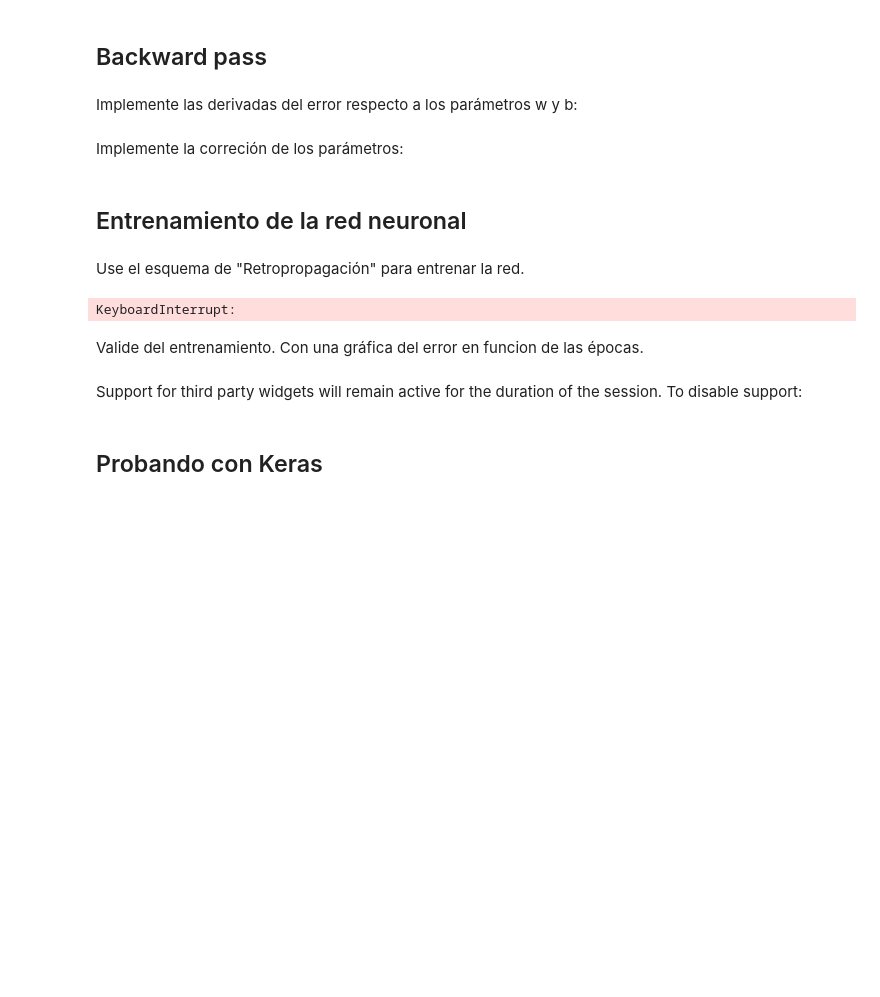
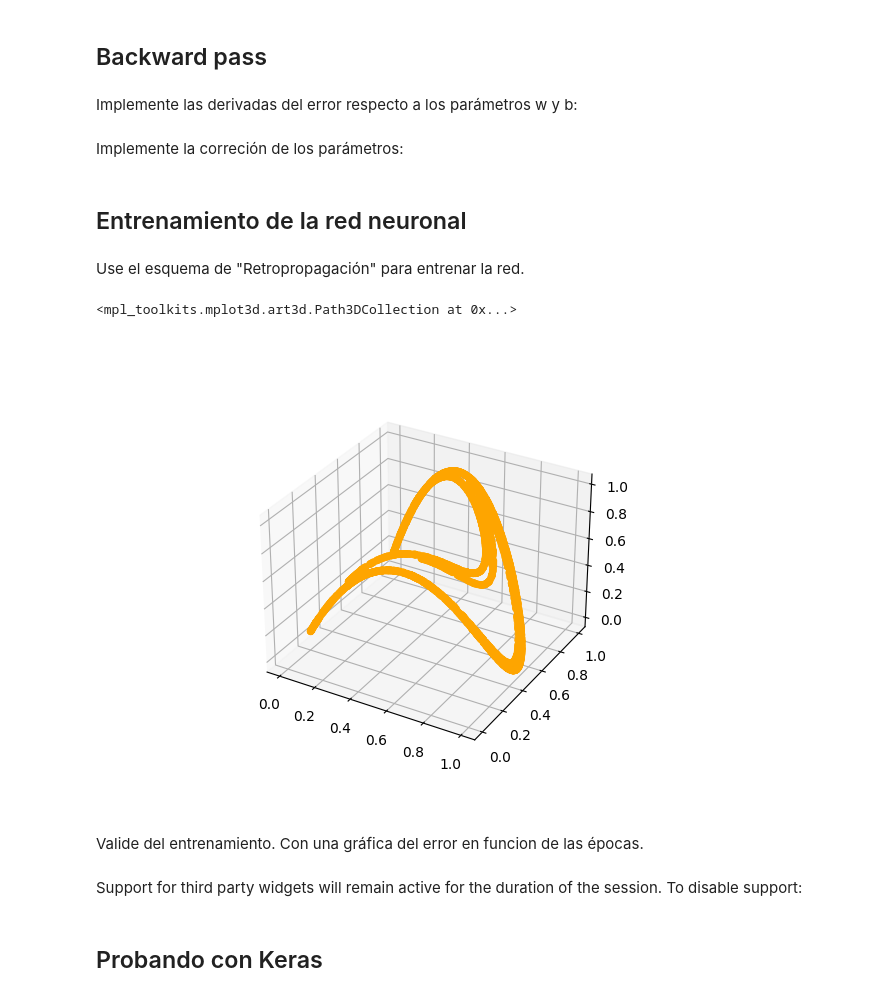
Before and after one commit to AndyMine12/practicasIA, a Jupyter notebook: Proyecto 1 - Forero Madera.ipynb, the cells around one changed output. Cells and saved outputs as stored; diff of their text form; code cells hidden in the pictures; blank space fills up the shorter version.

Commit message:
Scaling data

```diff
--- a/Proyecto 1 - Forero Madera.ipynb
+++ b/Proyecto 1 - Forero Madera.ipynb
@@ -166,29 +166,10 @@ Use el esquema de "Retropropagación" para entrenar la red.
 # %%
 # Implementación de la retropropagación
 # Trains model through feedforward and backward pass of training data given. Returns (index, error) per epoch
-def train_model(train_data:list[tuple[tuple[float,float],float]], learn_rate:float, tolerance:float = np.power(10.0,-5), activation_func: Callable[[float], float] = sigmoid, deriv_activation_func: Callable[[float], float] = dsigmoid, doScale = True):
+def train_model(train_data:list[tuple[tuple[float,float],float]], learn_rate:float, tolerance:float = np.power(10.0,-5), activation_func: Callable[[float], float] = sigmoid, deriv_activation_func: Callable[[float], float] = dsigmoid):
   global w1, w2, w3, b1, b2, b3
   error:float = 9999 #Initialize error with very big value
   index:int = 1
-
-  #Scale data
-  if (doScale):
-    from sklearn import preprocessing
-
-    data = []
-    tag = []
-    for item in train_data:
-      data.append(item[0])
-      tag.append(item[1])
-    scaler = preprocessing.StandardScaler().fit(np.array(data))
-    # min_tag = min(tag)
-    # tag = [value - min_tag for value in tag] #Rescale tags for interval [0,1]
-    postprocess = [scaler.transform(np.array(data)), tag]
-    #Refill
-    data = []
-    for value in zip(postprocess[0], postprocess[1]):
-      data.append( (tuple(value[0]), value[1]) )
-    train_data = data
 
   #Train
   while error > tolerance:
@@ -199,37 +180,72 @@ def train_model(train_data:list[tuple[tuple[float,float],float]], learn_rate:flo
       result2 = forward_step(list(item[0]), list(w2), b2, sigmoid)
       result3 = forward_step([result1[0], result2[0]], list(w3), b3, sigmoid)
       #Get partial error
       errorPartial = np.power(result3[0] - item[1], 2) #Error determined as (y_hat - y)^2
       errorSum += errorPartial
       #Backpropagation. This will MODIFY GLOBAL variables
       backward_pass(errorPartial, learn_rate, list(item[0]), item[1], result3[0], (result1[1], result2[1], result3[1]), (result1[0], result2[0]), dsigmoid)
     error = errorSum / len(train_data)
     yield (index, error)
     index += 1
 
 # Print status data
 def partial_printer(step_size:int):
   acc = 0
   big_acc = 1
   while True:
     acc += 1
     if (acc == step_size):
       print(f"Step {acc * big_acc} reached successfully")
       acc = 0
       big_acc += 1
     yield
 
+# Scale data
+#Scale data
+data = []
+tag = []
+for item in train_data:
+  data.append(item[0])
+  tag.append(item[1])
+min_data_x = min([item[0] for item in data])
+min_data_y = min([item[1] for item in data])
+min_tag = min(tag)
+data = [(item[0] - min_data_x, item[1] - min_data_y) for item in data]
+tag = [item - min_tag for item in tag]
+max_data_x = max([item[0] for item in data])
+max_data_y = max([item[1] for item in data])
+max_tag = max(tag)
+data = [(item[0] / max_data_x, item[1] / max_data_y) for item in data]
+tag = [item / max_tag for item in tag]
+#Refill
+full_data = []
+for value in zip(data, tag):
+  full_data.append( (tuple(value[0]), value[1]) )
+scaled_train_data = full_data
+
+# Graph scaled data
+x: list[float] = []
+y: list[float] = []
+labels: list[float] = []
+for i in range(0, len(scaled_train_data)):
+  x.append(scaled_train_data[i][0][0])
+  y.append(scaled_train_data[i][0][1])
+  labels.append(scaled_train_data[i][1])
+grafica = plt.figure().add_subplot(projection = "3d")
+grafica.scatter(x, y, labels, color = "orange")
+
 # Train model with generated data
 errorList = [[],[]]
-trainer = train_model(train_data, 1.3 * np.power(10.0, -5))
-printer = partial_printer(100)
-for i in range(2000):
+trainer = train_model(scaled_train_data, 1.3 * np.power(10.0, -5))
+printer = partial_printer(50)
+for i in range(500):
   result = next(trainer)
   errorList[0].append(result[0])
   errorList[1].append(result[1])
   next(printer)
 # %% [output]
-KeyboardInterrupt:
+<mpl_toolkits.mplot3d.art3d.Path3DCollection at 0x...>
+[figure, added]
 # %%
 # Merely encapsulating the prediction process
 # NOTE. Only use after training
```
Also changed, not shown: parts of 3 cells of this notebook.
